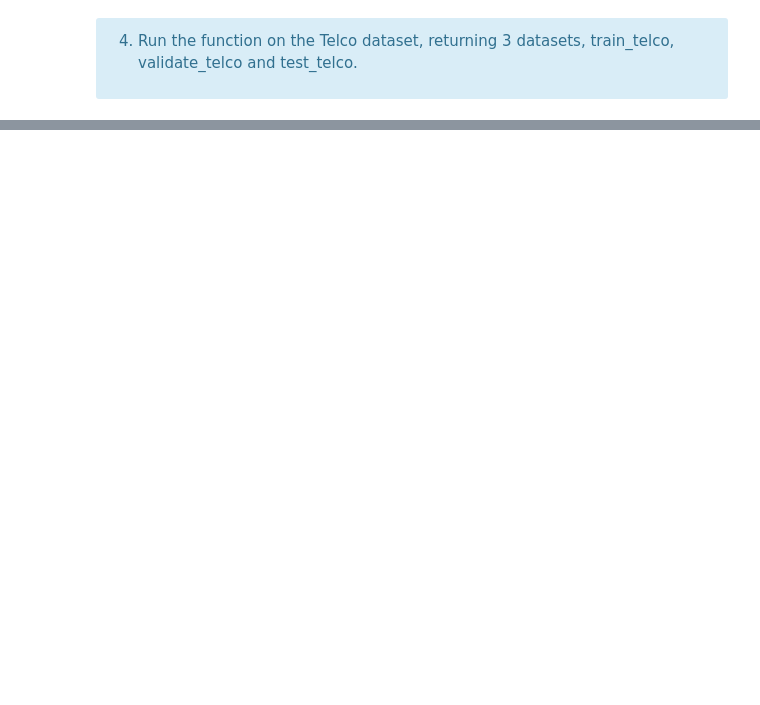
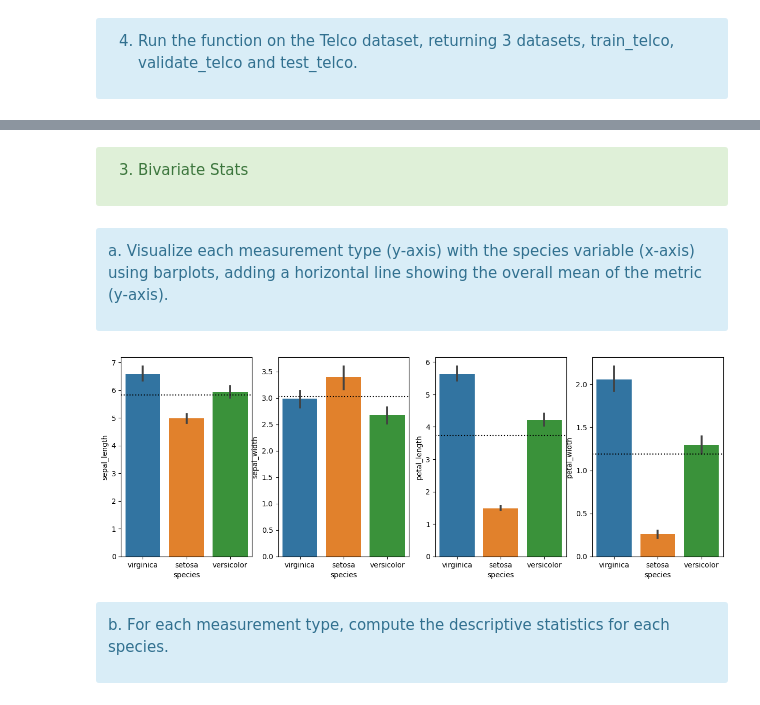
Before and after one commit to CodeupClassroom/somerville-classification-exercises, a Jupyter notebook: classification_exercises.ipynb, the cells around one changed output, grey strips where cells are left out. Saved outputs shown, nothing was run; the diff lists cells and outputs as text; code cells hidden in the pictures; blank space fills up the shorter version.

```diff
--- a/classification_exercises.ipynb
+++ b/classification_exercises.ipynb
@@ -608,0 +719,26 @@ train.shape, validate.shape, test.shape
+# %% [markdown]
+<div class="alert alert-block alert-success">
+
+3. Bivariate Stats
+# %% [markdown]
+<div class="alert alert-block alert-info">
+
+a. Visualize each measurement type (y-axis) with the species variable (x-axis) using barplots, adding a horizontal line showing the overall mean of the metric (y-axis).
+# %%
+
+f, axes = plt.subplots(1, 4, figsize=(15,5))
+sns.barplot(data=train, x="species", y="sepal_length",ax=axes[0])
+l0 = axes[0].axhline(train.sepal_length.mean(),color='black', linestyle='dotted')
+sns.barplot(data=train, x="species", y="sepal_width",ax=axes[1])
+l1 = axes[1].axhline(train.sepal_width.mean(), color='black', linestyle='dotted')
+sns.barplot(data=train, x="species", y="petal_length",ax=axes[2])
+l2 = axes[2].axhline(train.petal_length.mean(), color='black', linestyle='dotted')
+sns.barplot(data=train, x="species", y="petal_width",ax=axes[3])
+L3 = axes[3].axhline(train.petal_width.mean(), color='black', linestyle='dotted')
+plt.show()
+# %% [output]
+[figure, added]
+# %% [markdown]
+<div class="alert alert-block alert-info">
+
+b. For each measurement type, compute the descriptive statistics for each species.
```
Also changed, not shown: parts of 73 cells of this notebook.
